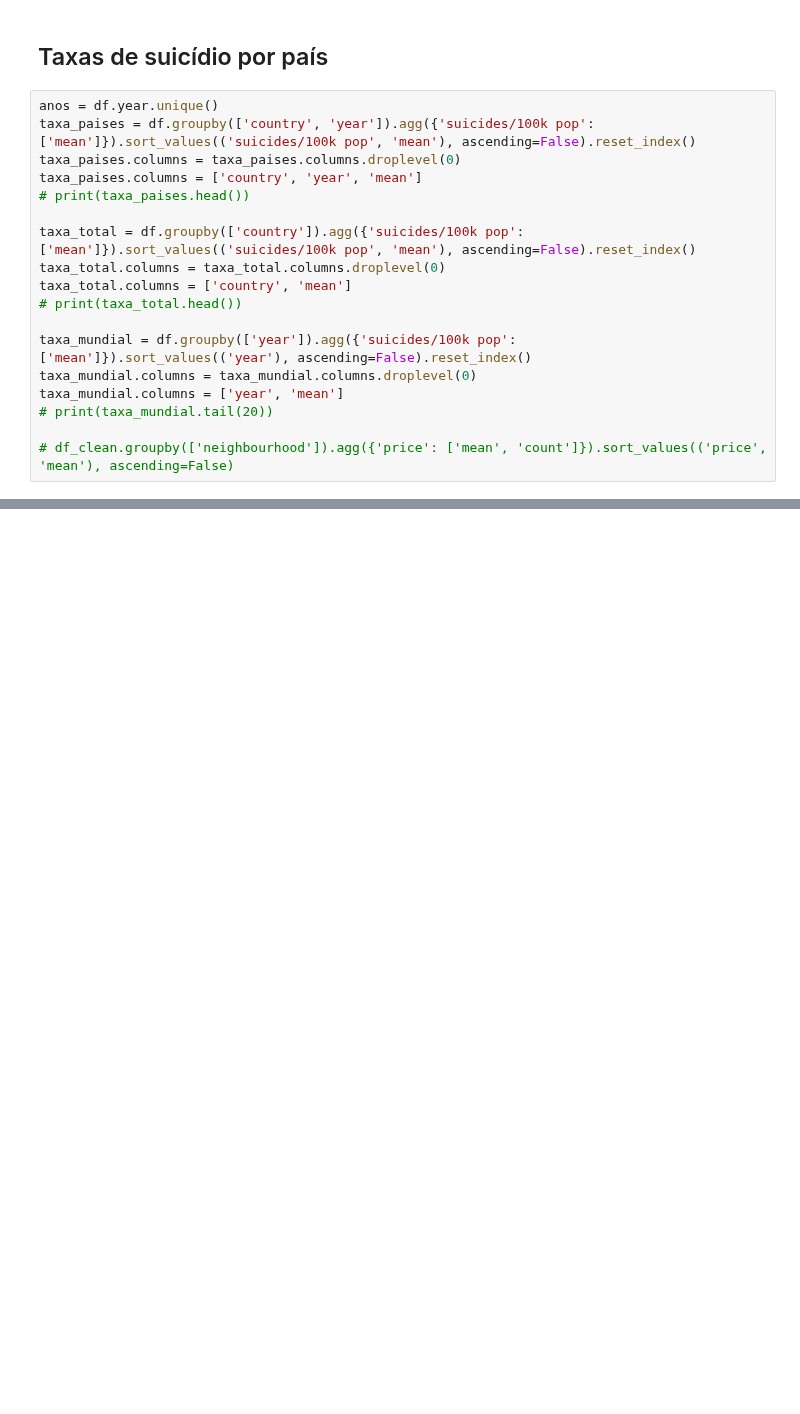
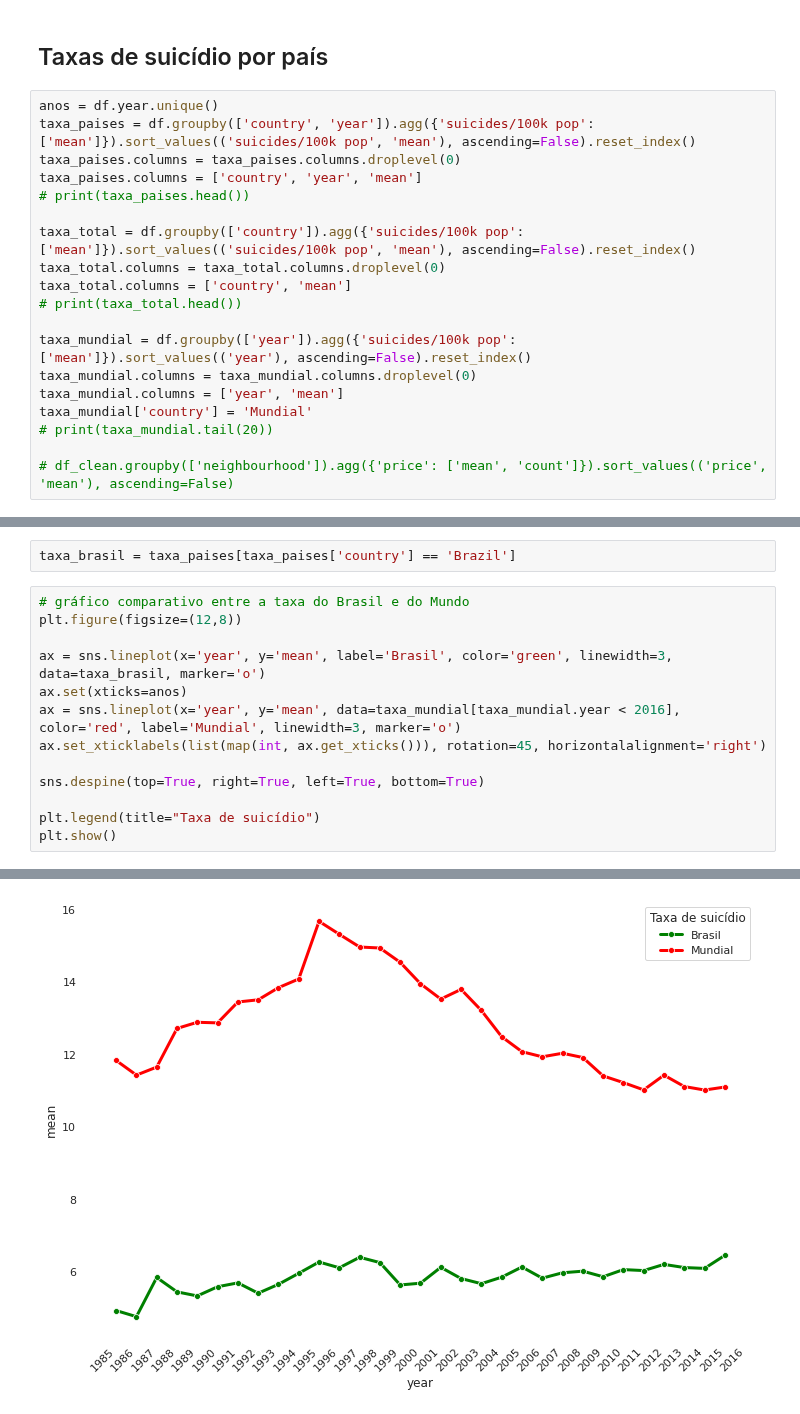
Before and after one commit to josepefg/kaggle, a Jupyter notebook: Taxa_Suicidio_Brasil.ipynb, the cells around one changed output, grey strips where cells are left out. Drawn from its saved outputs; the diff is of its cells as text; blank space fills up the shorter version.

```diff
--- a/Taxa_Suicidio_Brasil.ipynb
+++ b/Taxa_Suicidio_Brasil.ipynb
@@ -172,6 +177,7 @@ taxa_total.columns = ['country', 'mean']
 taxa_mundial = df.groupby(['year']).agg({'suicides/100k pop': ['mean']}).sort_values(('year'), ascending=False).reset_index()
 taxa_mundial.columns = taxa_mundial.columns.droplevel(0)
 taxa_mundial.columns = ['year', 'mean']
+taxa_mundial['country'] = 'Mundial'
 # print(taxa_mundial.tail(20))
 
 # df_clean.groupby(['neighbourhood']).agg({'price': ['mean', 'count']}).sort_values(('price', 'mean'), ascending=False)
@@ -212,0 +184,16 @@ plt.show()
+# %%
+taxa_brasil = taxa_paises[taxa_paises['country'] == 'Brazil']
+# %%
+# gráfico comparativo entre a taxa do Brasil e do Mundo
+plt.figure(figsize=(12,8))
+
+ax = sns.lineplot(x='year', y='mean', label='Brasil', color='green', linewidth=3, data=taxa_brasil, marker='o')
+ax.set(xticks=anos)
+ax = sns.lineplot(x='year', y='mean', data=taxa_mundial[taxa_mundial.year < 2016], color='red', label='Mundial', linewidth=3, marker='o')
+ax.set_xticklabels(list(map(int, ax.get_xticks())), rotation=45, horizontalalignment='right')
+
+sns.despine(top=True, right=True, left=True, bottom=True)
+
+plt.legend(title="Taxa de suicídio")
+plt.show()
+# %% [output]
@@ -212,0 +203 @@ plt.show()
+[figure, added]
```
Also changed, not shown: parts of 19 cells of this notebook.
